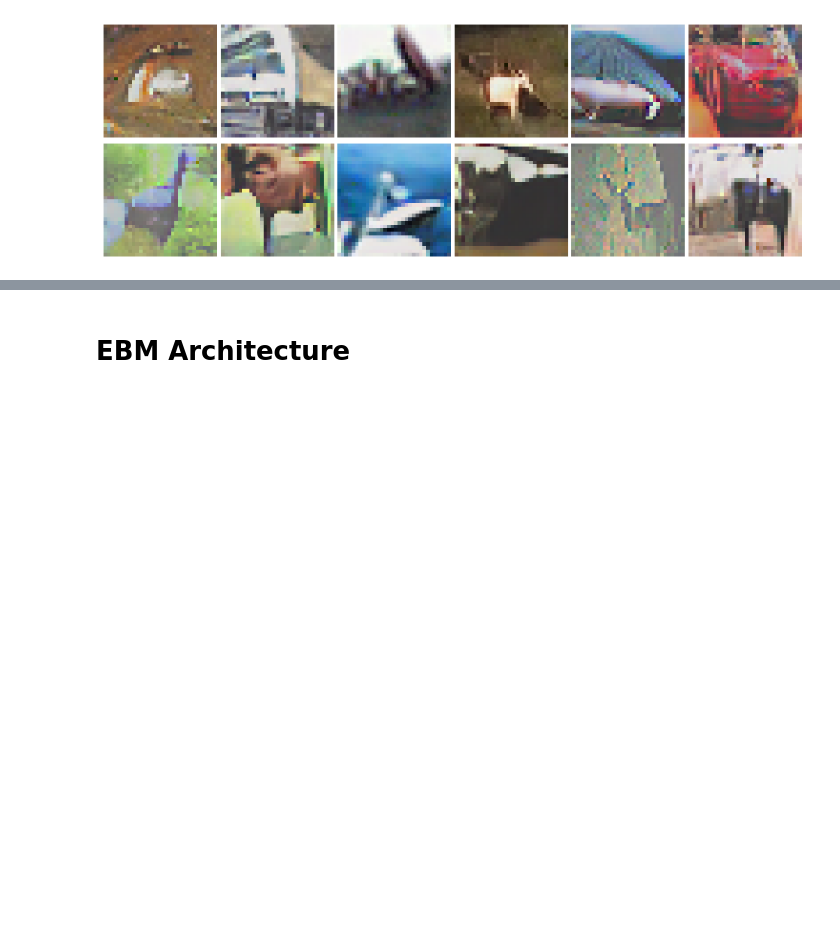
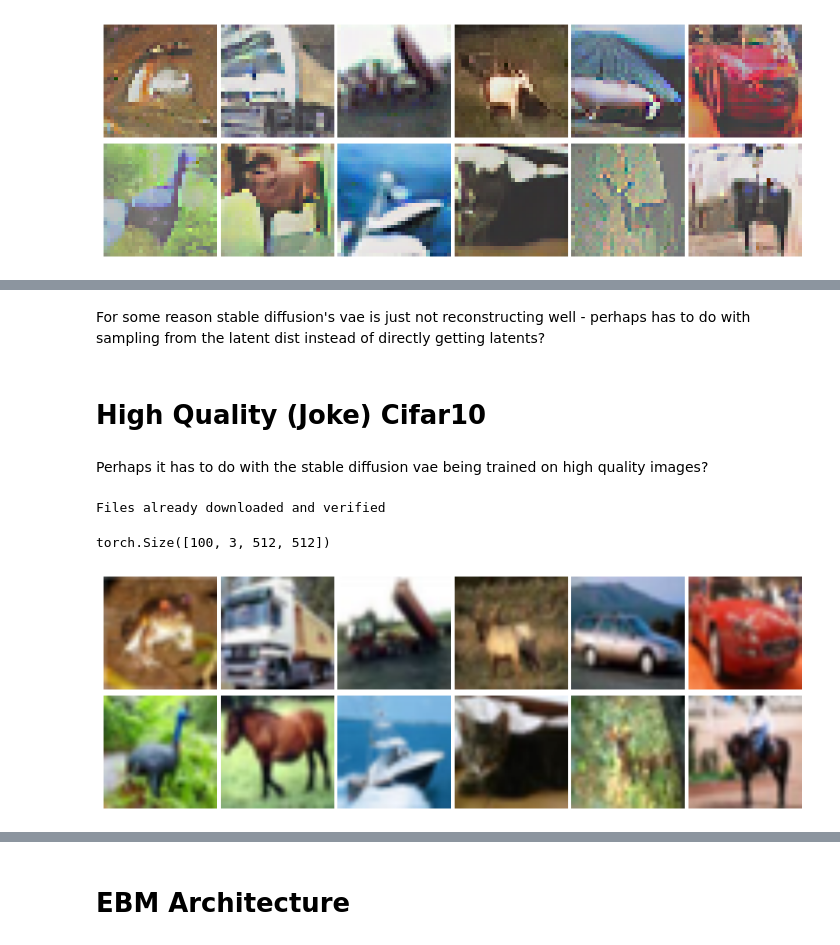
Before and after one commit to calvinh99/ebms-with-stable-diffusion, a Jupyter notebook: sd_ebm.ipynb, the cells around one changed output, grey strips where cells are left out. Saved outputs shown, nothing was run; the diff lists cells and outputs as text; code cells hidden in the pictures; blank space fills up the shorter version.

```diff
--- a/sd_ebm.ipynb
+++ b/sd_ebm.ipynb
@@ -190,0 +246,28 @@ display_images(cifar10_reconstructed[:12])
+# %% [markdown]
+For some reason stable diffusion's vae is just not reconstructing well - perhaps has to do with sampling from the latent dist instead of directly getting latents?
+# %% [markdown]
+# High Quality (Joke) Cifar10
+# %% [markdown]
+Perhaps it has to do with the stable diffusion vae being trained on high quality images?
+# %%
+preprocess_images = transforms.Compose([
+    transforms.Resize(512),
+    transforms.ToTensor(),
+    transforms.Normalize((.5, .5, .5), (.5, .5, .5))
+])
+cifar10_512_dataset = torchvision.datasets.CIFAR10(root='./data', transform=preprocess_images, download=True)
+
+cifar10_512_list = []
+for i in range(100):
+    cifar10_512_list.append(cifar10_512_dataset[i][0])
+cifar10_512_tensor = torch.stack(cifar10_512_list).to(device)
+# %% [output]
+Files already downloaded and verified
+# %%
+cifar10_512_tensor.size()
+# %% [output]
+torch.Size([100, 3, 512, 512])
+# %%
+display_images(cifar10_512_tensor[:12])
+# %% [output]
+[figure, added]
```
Also changed, not shown: parts of 35 cells of this notebook, 45 other files.
